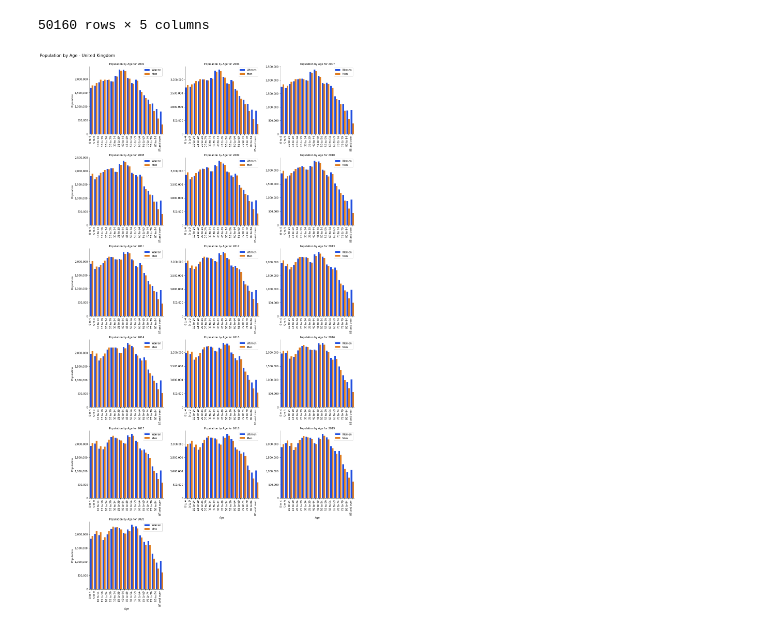
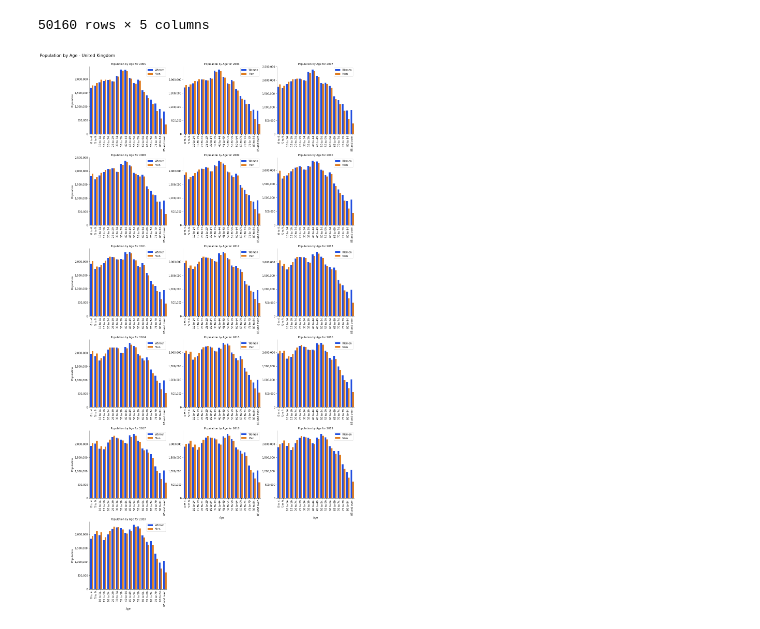
Before and after one commit to cmstorrsfox/portfolio_project, a Jupyter notebook: python_and_r/oop_project/countries_oop.ipynb, the cells around one changed output. Drawn from its saved outputs; the diff is of its cells as text; code cells hidden in the pictures.

Commit message:
adjusted margins for multiple plots

```diff
--- a/python_and_r/oop_project/countries_oop.ipynb
+++ b/python_and_r/oop_project/countries_oop.ipynb
@@ -79,36 +79,36 @@ class Country():
 
     if years != None:
       data = data[(data["Year"].isin(years)) & (~data["Age"].str.contains('Total')) & (data["Sex"] != 'Total')]
     else:
       data = data[(~data["Age"].str.contains('Total')) & (data["Sex"] != 'Total')]
 
     age_order = data.Age.unique().tolist()
     age_order.insert(1, age_order.pop(9))
 
     if by_sex == True:
       g = sns.catplot(kind="bar", data=data, x="Age", y="Population", hue="Sex", col="Year", col_wrap=3, height=5, aspect=1, order=age_order, sharex=False, sharey=False, palette="bright", legend=False)
       g.fig.suptitle(f"Population by Age & Sex - {self.name}", x=0, y=1, fontsize=16)
     else:
-      g = sns.catplot(kind="bar", data=data, x="Age", y="Population", col="Year", col_wrap=3, height=5, aspect=1, order=age_order, sharex=False, sharey=False, palette="bright")
+      g = sns.catplot(kind="bar", data=data, x="Age", y="Population", col="Year", col_wrap=3, height=5, aspect=1.2, order=age_order, sharex=False, sharey=False, palette="bright")
 
     g.fig.suptitle(f"Population by Age - {self.name}", x=0, y=1, fontsize=16)
     g.set_titles("Population by Age for {col_name}")
     g.set_xticklabels(labels=age_order, rotation=90, ha='center')
-    g.fig.tight_layout(w_pad=6, pad=1)
+    g.fig.tight_layout(pad=1, w_pad=4)
 
     for ax in g.axes:
       ax.get_yaxis().set_major_formatter(mpl.ticker.StrMethodFormatter('{x:,.0f}'))
       if by_sex == True:
         ax.legend()
       else:
         pass
 
     plt.show()
 
 
 uk = Country("United Kingdom").chart_pop_by_age(by_sex=True)
 # %% [output]
-[figure, old version]
+[figure, new version]
 # %%
 germany = Country("Germany")
 uk = Country("United Kingdom")
```
